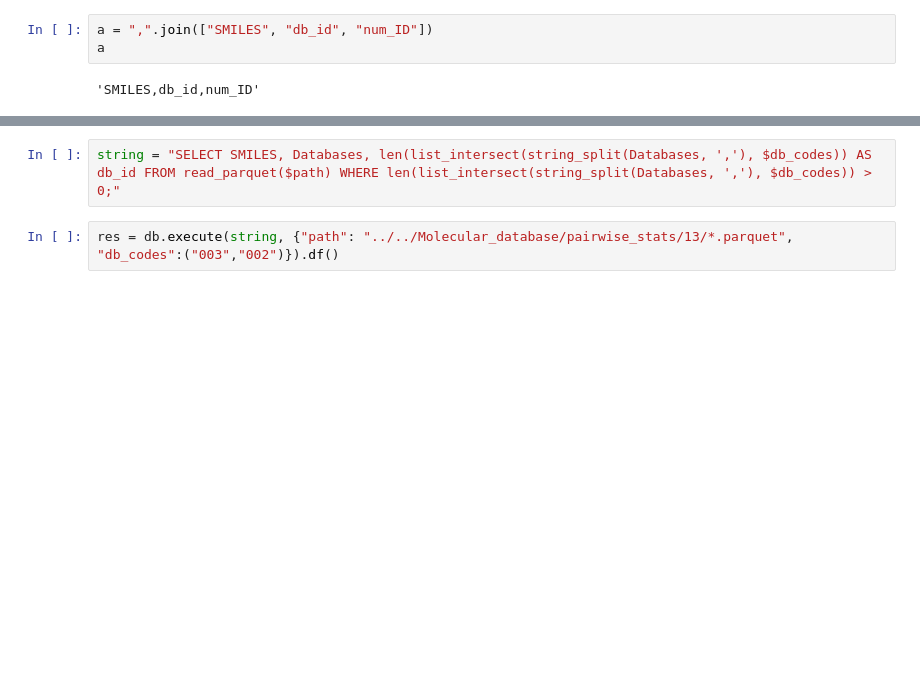
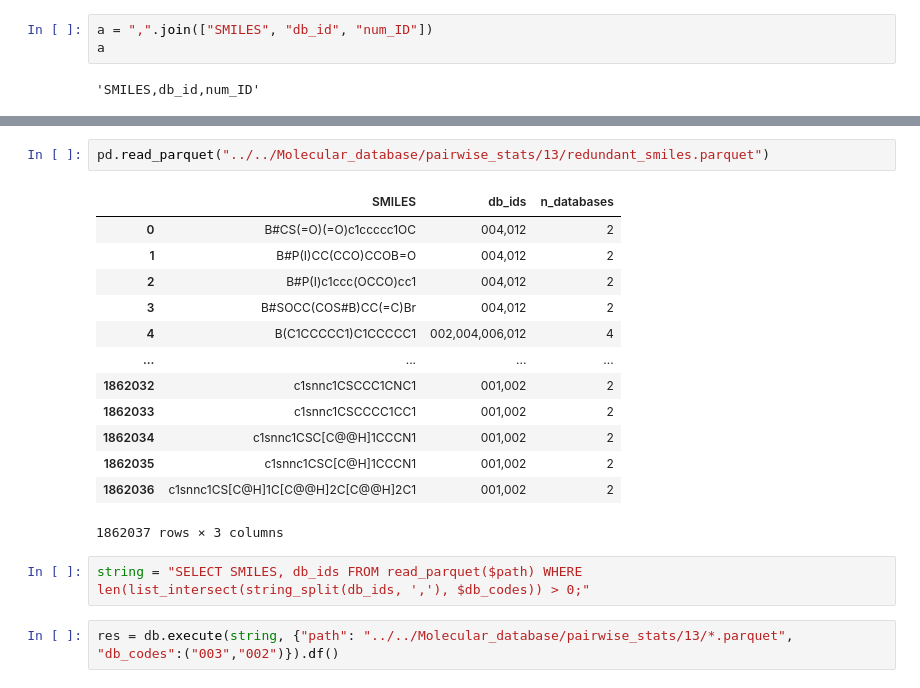
Before and after one commit to zaky02/LibMiner, a Jupyter notebook: clean/cluster_search.ipynb, the cells around one changed output, grey strips where cells are left out. Saved outputs shown, nothing was run; the diff lists cells and outputs as text; blank space fills up the shorter version.

```diff
--- a/clean/cluster_search.ipynb
+++ b/clean/cluster_search.ipynb
@@ -1974,5 +1971,21 @@ pd.concat([res, res], axis=0)
+# %%
+pd.read_parquet("../../Molecular_database/pairwise_stats/13/redundant_smiles.parquet")
+# %% [output]
+|  | SMILES | db_ids | n_databases |
+| 0 | B#CS(=O)(=O)c1ccccc1OC | 004,012 | 2 |
+| 1 | B#P(I)CC(CCO)CCOB=O | 004,012 | 2 |
+| 2 | B#P(I)c1ccc(OCCO)cc1 | 004,012 | 2 |
+| 3 | B#SOCC(COS#B)CC(=C)Br | 004,012 | 2 |
+| 4 | B(C1CCCCC1)C1CCCCC1 | 002,004,006,012 | 4 |
+| ... | ... | ... | ... |
+| 1862032 | c1snnc1CSCCC1CNC1 | 001,002 | 2 |
+| 1862033 | c1snnc1CSCCCC1CC1 | 001,002 | 2 |
+| 1862034 | c1snnc1CSC[C@@H]1CCCN1 | 001,002 | 2 |
+| 1862035 | c1snnc1CSC[C@H]1CCCN1 | 001,002 | 2 |
+| 1862036 | c1snnc1CS[C@H]1C[C@@H]2C[C@@H]2C1 | 001,002 | 2 |
+1862037 rows × 3 columns
 # %%
-string = "SELECT SMILES, Databases, len(list_intersect(string_split(Databases, ','), $db_codes)) AS db_id FROM read_parquet($path) WHERE len(list_intersect(string_split(Databases, ','), $db_codes)) > 0;"
+string = "SELECT SMILES, db_ids FROM read_parquet($path) WHERE len(list_intersect(string_split(db_ids, ','), $db_codes)) > 0;"
 # %%
 res = db.execute(string, {"path": "../../Molecular_database/pairwise_stats/13/*.parquet", "db_codes":("003","002")}).df()
 # %%
```
Also changed, not shown: parts of 29 cells of this notebook.
